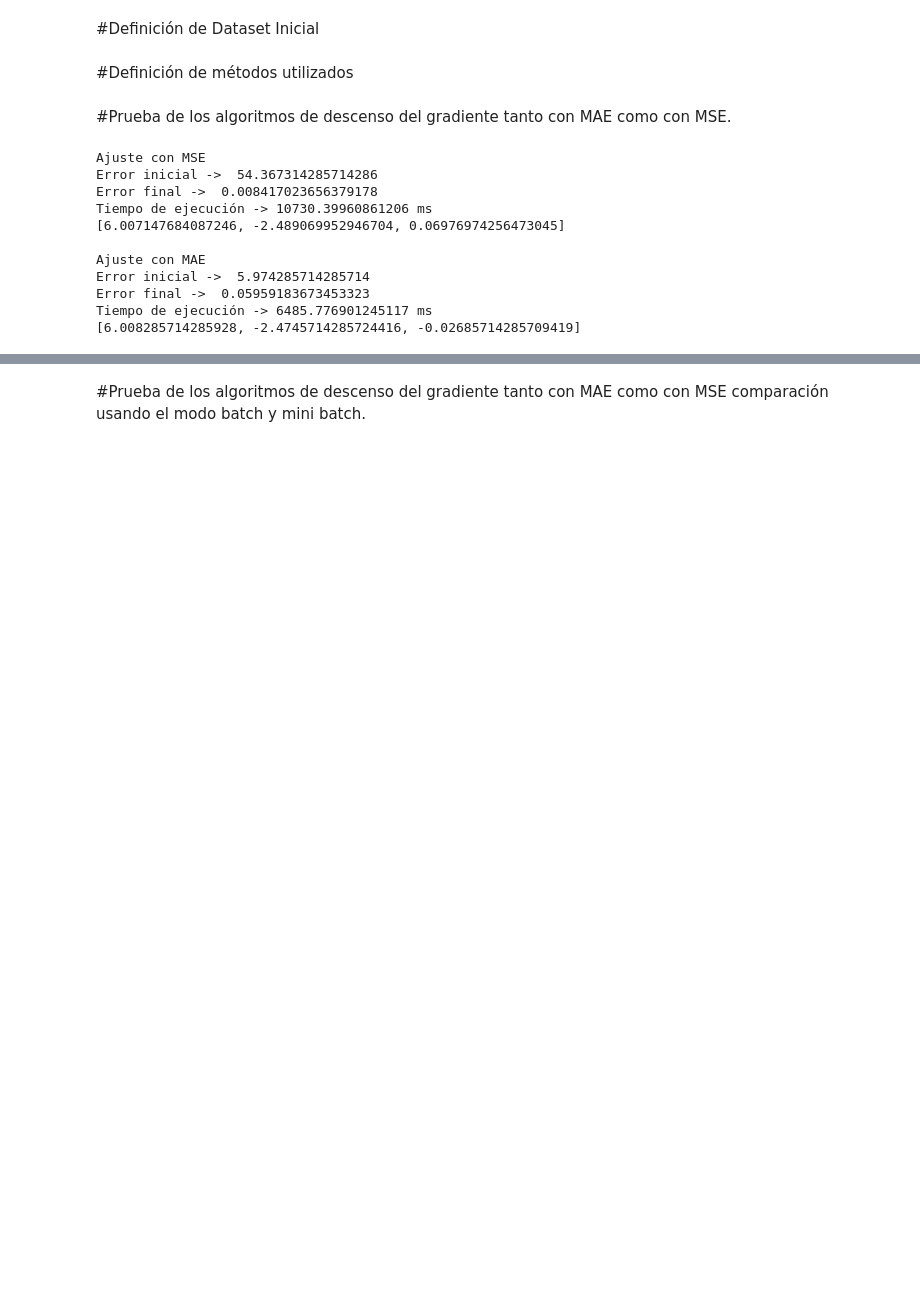
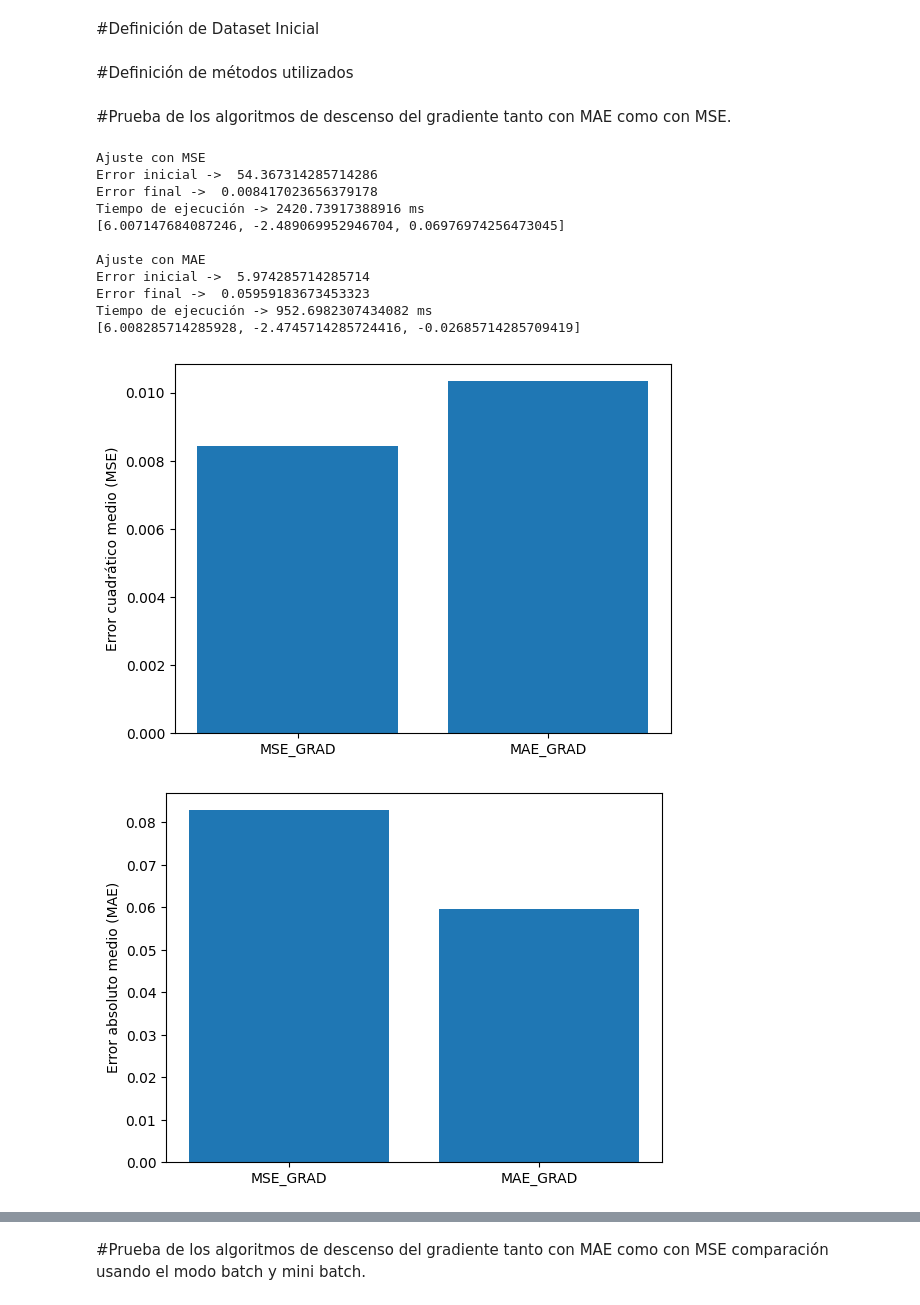
Before and after one commit to Pacatro/Practicas-IAA, a Jupyter notebook: p2/P2_IAA.ipynb, the cells around one changed output, grey strips where cells are left out. Cells and saved outputs as stored; diff of their text form; code cells hidden in the pictures; blank space fills up the shorter version.

```diff
--- a/p2/P2_IAA.ipynb
+++ b/p2/P2_IAA.ipynb
@@ -18,18 +18,9 @@ x = [
     [2,4],
     [3,2],
     [3,5],
-    [4,1],
-    #A partir de aqui es relleno para el mini-batch
-    [1,2],
-    [1,3],
-    [2,3],
-    [2,4],
-    [3,2],
-    [3,5],
     [4,1]
 ]
-y = [1.03,-1.44,4.53,2.24,13.27,5.62,21.53,#A partir de aqui es relleno para el mini-batch
-     1.03,-1.44,4.53,2.24,13.27,5.62,21.53]
+y = [1.03,-1.44,4.53,2.24,13.27,5.62,21.53]
 # %% [markdown]
 #Definición de métodos utilizados
 # %%
@@ -160,34 +151,49 @@ def bar_plot(etiquetas,valores,ylabel,xlabel='',log=False):
 # %% [markdown]
 #Prueba de los algoritmos de descenso del gradiente tanto con MAE como con MSE.
 # %%
+mae_errs = []
+mse_errs = []
+times = []
+labels = ['MSE_GRAD','MAE_GRAD']
 modelo = [1,1,1]
 print('Ajuste con MSE')
 print('Error inicial -> ',MSE(modelo,x,y))
 start = time.time()
 linear_regression(modelo,x,y,20000,0.001,0,MSE_GRAD)
 tiempo = (time.time()-start)*1000
+mae_errs.append(MAE(modelo,x,y))
+mse_errs.append(MSE(modelo,x,y))
+times.append(tiempo)
 print('Error final -> ',MSE(modelo,x,y))
 print(f'Tiempo de ejecución -> {tiempo} ms')
 print(modelo)
 
 modelo = [1,1,1]
 print('\nAjuste con MAE')
 print('Error inicial -> ',MAE(modelo,x,y))
 start = time.time()
 linear_regression(modelo,x,y,20000,0.001,0, MAE_GRAD)
 tiempo = (time.time()-start)*1000
+mae_errs.append(MAE(modelo,x,y))
+mse_errs.append(MSE(modelo,x,y))
+times.append(tiempo)
 print('Error final -> ',MAE(modelo,x,y))
 print(f'Tiempo de ejecución -> {tiempo} ms')
 print(modelo)
+bar_plot(labels,mse_errs,'Error cuadrático medio (MSE)')
+bar_plot(labels,mae_errs,'Error absoluto medio (MAE)')
+bar_plot(labels,times,'Tiempo de ejecución (ms)')
 # %% [output]
 Ajuste con MSE
 Error inicial ->  54.367314285714286
 Error final ->  0.008417023656379178
-Tiempo de ejecución -> 10730.39960861206 ms
+Tiempo de ejecución -> 2420.73917388916 ms
 [6.007147684087246, -2.489069952946704, 0.06976974256473045]
 
 Ajuste con MAE
 Error inicial ->  5.974285714285714
 Error final ->  0.05959183673453323
-Tiempo de ejecución -> 6485.776901245117 ms
+Tiempo de ejecución -> 952.6982307434082 ms
 [6.008285714285928, -2.4745714285724416, -0.02685714285709419]
+[figure, added]
+[figure, added]
```
Also changed, not shown: parts of 3 cells of this notebook.
